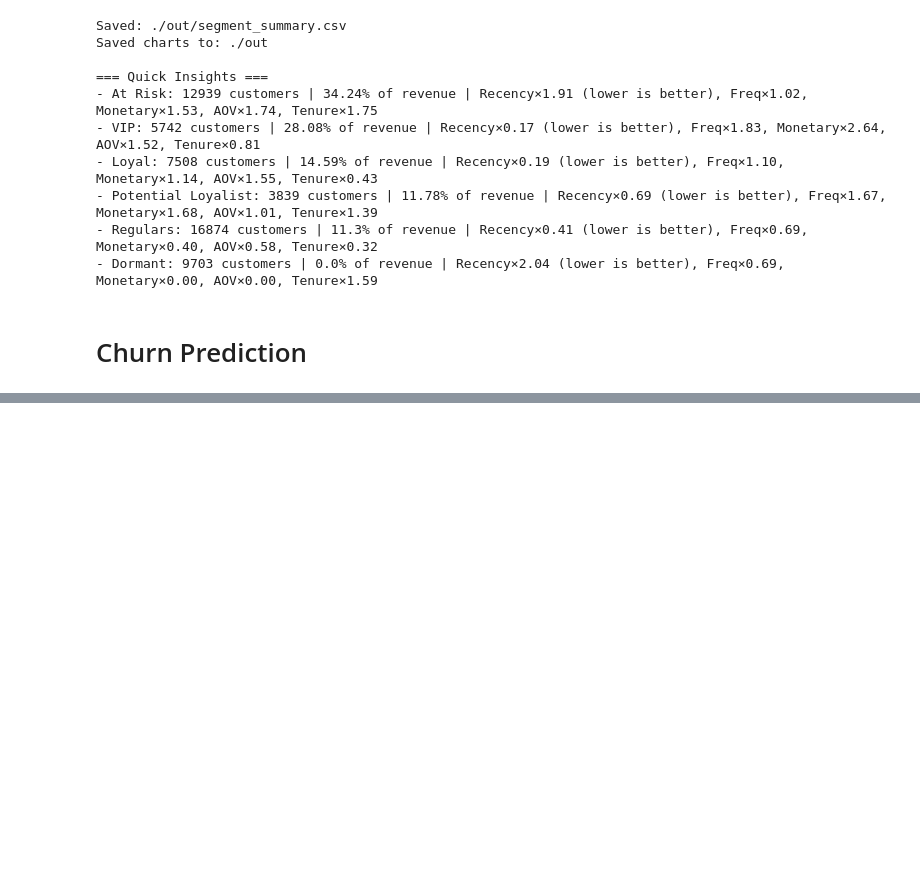
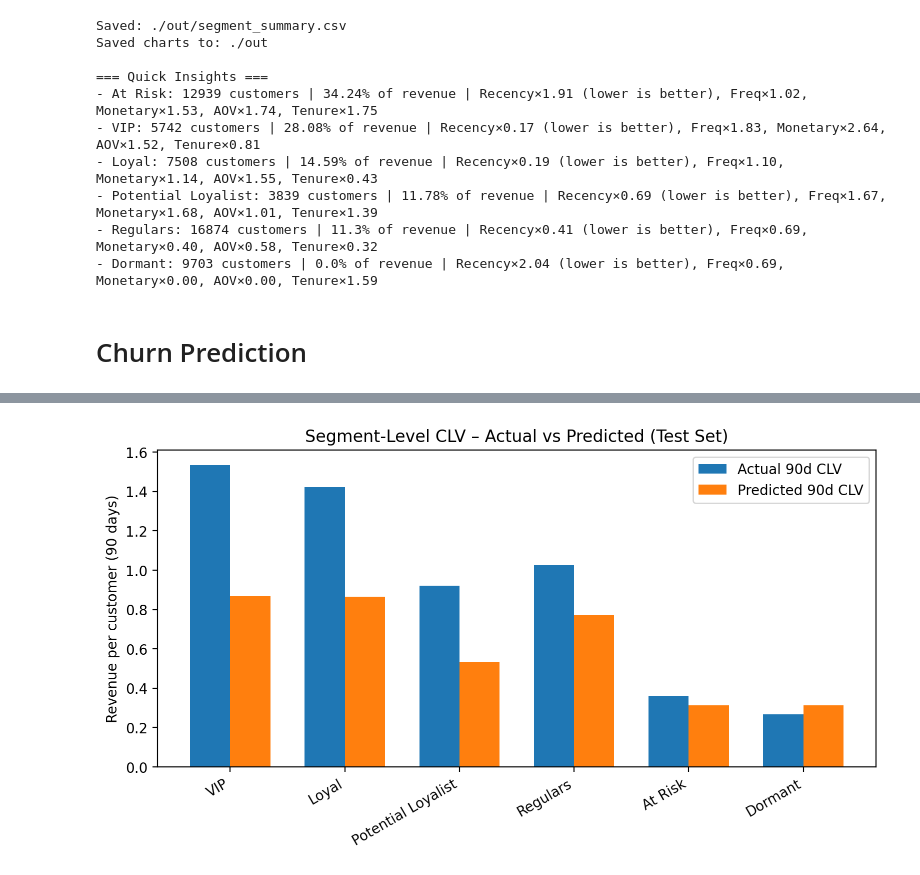
Before and after one commit to heyi87/PaloAltoNetwork_TakeHome, a Jupyter notebook: TakeHome.ipynb, the cells around one changed output, grey strips where cells are left out. Saved outputs shown, nothing was run; the diff lists cells and outputs as text; code cells hidden in the pictures; blank space fills up the shorter version.

```diff
--- a/TakeHome.ipynb
+++ b/TakeHome.ipynb
@@ -1878,0 +1903,15 @@ Saved to: out
+# %%
+X_all = data[num_feats + cat_feats].copy()
+y_all = data["actual_clv_90d"].values
+
+cust_ids = data[cid].unique()
+tr_ids, te_ids = train_test_split(cust_ids, test_size=0.2, random_state=42)
+
+def subset(ids):
+    df_sub = data[data[cid].isin(ids)].copy()
+    return df_sub[num_feats + cat_feats], df_sub["actual_clv_90d"].values
+
+Xtr, ytr = subset(tr_ids)
+Xte, yte = subset(te_ids)
+
+print("Train customers:", len(tr_ids), "Test customers:", len(te_ids))
@@ -1878,0 +2008,9 @@ Saved to: out
+# %%
+cid = "user_id"  # or whatever you’re using
+
+eval_df = data[data[cid].isin(te_ids)].copy()
+eval_df["pred_clv_90d"] = y_pred
+
+# Only if segment is missing
+if "segment" not in eval_df.columns:
+    eval_df = build_rfm_segment(eval_df)  # the function I gave you earlier
@@ -1878,0 +2059,23 @@ Saved to: out
+# %%
+import matplotlib.pyplot as plt
+import numpy as np
+
+# Actual vs predicted CLV per segment
+fig, ax = plt.subplots(figsize=(8, 4.5))
+
+x = np.arange(len(seg_summary))
+w = 0.35
+
+ax.bar(x - w/2, seg_summary["actual_clv_90d"], width=w, label="Actual 90d CLV")
+ax.bar(x + w/2, seg_summary["pred_clv_90d"],   width=w, label="Predicted 90d CLV")
+
+ax.set_xticks(x)
+ax.set_xticklabels(seg_summary["segment"], rotation=30, ha="right")
+ax.set_ylabel("Revenue per customer (90 days)")
+ax.set_title("Segment-Level CLV – Actual vs Predicted (Test Set)")
+ax.legend()
+plt.tight_layout()
+plt.savefig("out/segment_clv_actual_vs_pred.png", dpi=150)
+plt.show()
+# %% [output]
+[figure, added]
```
Also changed, not shown: parts of 22 cells of this notebook, 6 other files.
